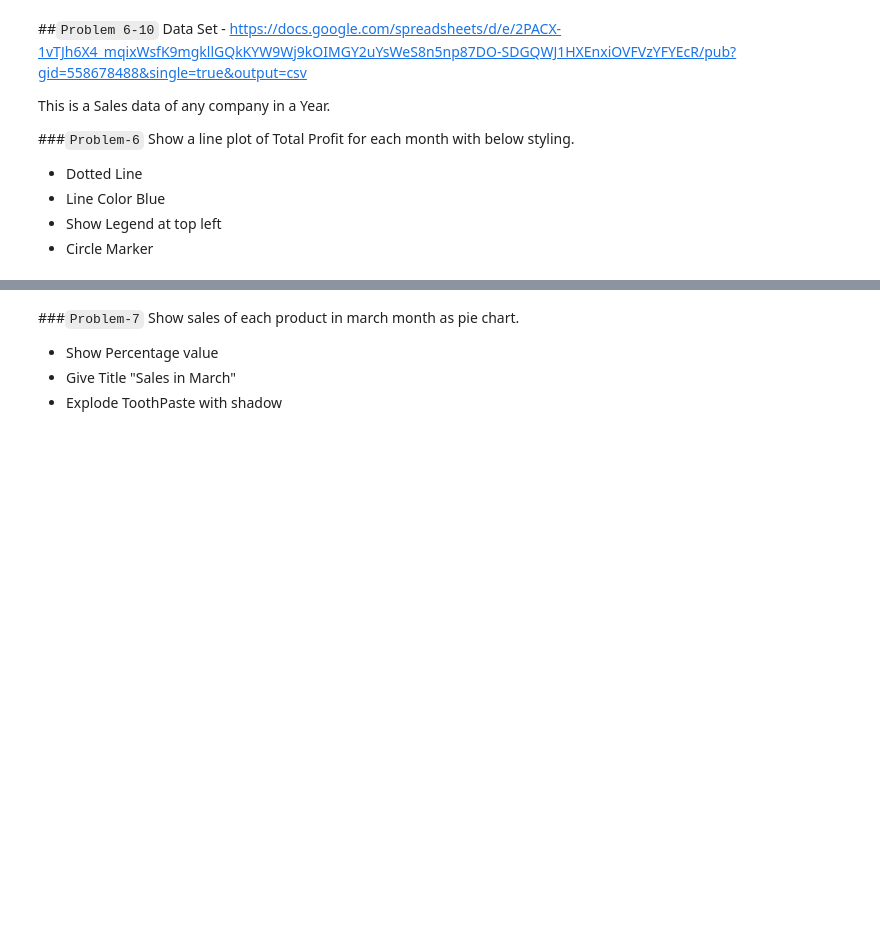
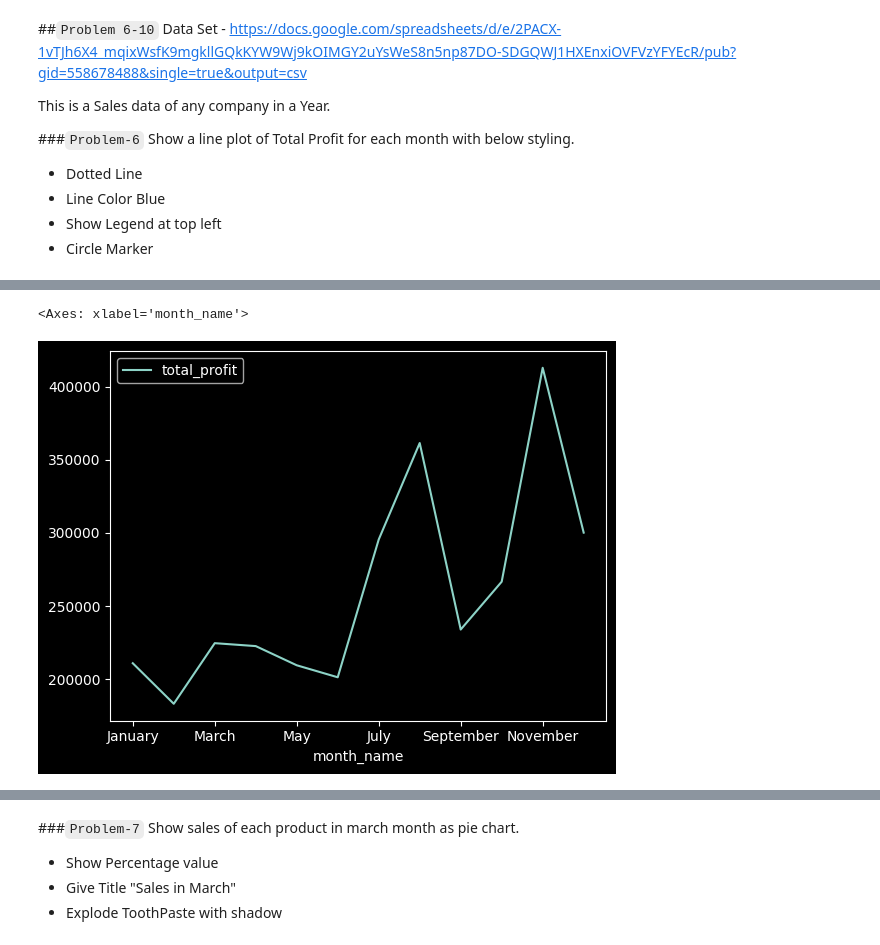
Before and after one commit to rishabhk1501/Data-Analytics-Tasks, a Jupyter notebook: session_23_task_soln.ipynb, the cells around one changed output, grey strips where cells are left out. Saved outputs shown, nothing was run; the diff lists cells and outputs as text; code cells hidden in the pictures; blank space fills up the shorter version.

```diff
--- a/session_23_task_soln.ipynb
+++ b/session_23_task_soln.ipynb
@@ -173,3 +173,5 @@ Show a line plot of Total Profit for each month with below styling.
 * Line Color Blue
 * Show Legend at top left
 * Circle Marker
+# %%
+df = pd.read_csv('https://www.google.com/url?q=https%3A%2F%2Fdocs.google.com%2Fspreadsheets%2Fd%2Fe%2F2PACX-1vTJh6X4_mqixWsfK9mgkllGQkKYW9Wj9kOIMGY2uYsWeS8n5np87DO-SDGQWJ1HXEnxiOVFVzYFYEcR%2Fpub%3Fgid%3D558678488%26single%3Dtrue%26output%3Dcsv')
@@ -175,0 +213,6 @@ Show a line plot of Total Profit for each month with below styling.
+# %%
+month_names = ['January', 'February', 'March', 'April', 'May', 'June',
+               'July', 'August', 'September', 'October', 'November', 'December']
+
+# Convert month_number to month name
+df['month_name'] = df['month_number'].apply(lambda x: month_names[x-1])
@@ -175,0 +235,5 @@ Show a line plot of Total Profit for each month with below styling.
+# %%
+df.plot(x='month_name',y='total_profit',lin)
+# %% [output]
+<Axes: xlabel='month_name'>
+[figure, added]
```
Also changed, not shown: parts of 4 cells of this notebook.
